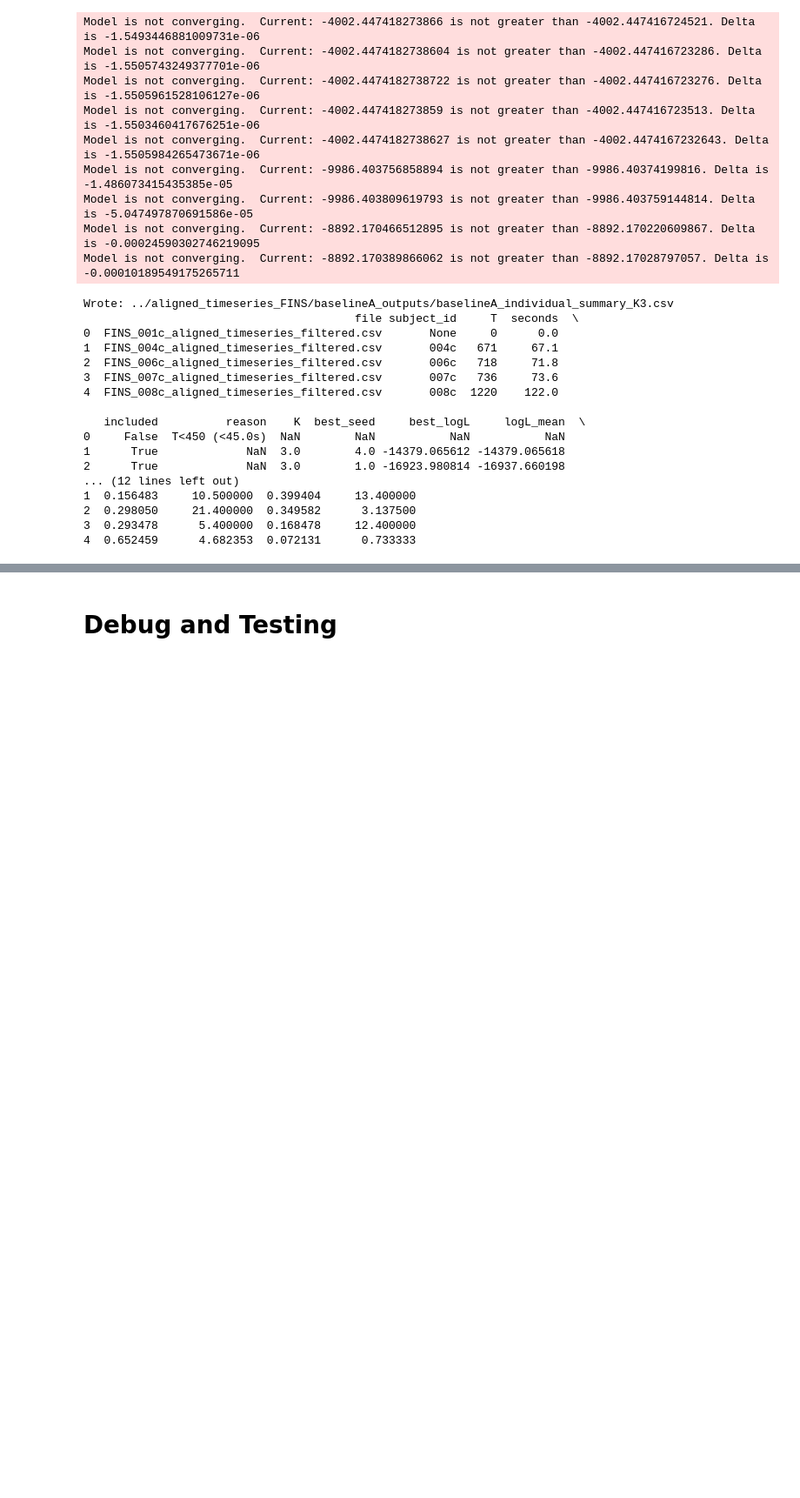
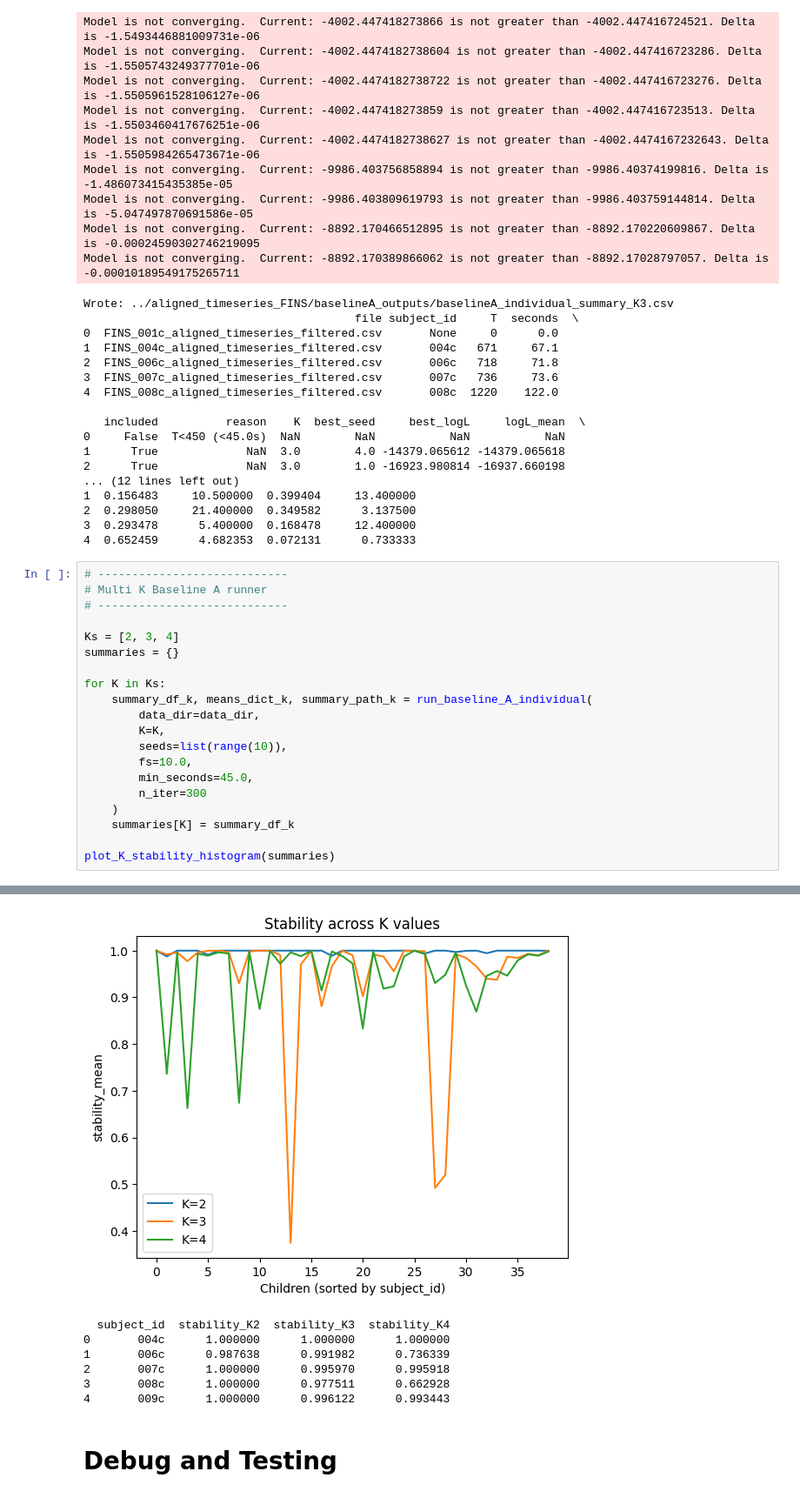
Before and after one commit to Ineshtandy/REN_fNIRS_State_Analysis, a Jupyter notebook: notebooks/data_explr.ipynb, the cells around one changed output, grey strips where cells are left out. Shown at 87% size. Drawn from its saved outputs; the diff is of its cells as text; blank space fills up the shorter version.

```diff
--- a/notebooks/data_explr.ipynb
+++ b/notebooks/data_explr.ipynb
@@ -594,3 +670,24 @@ Wrote: ../aligned_timeseries_FINS/baselineA_outputs/baselineA_individual_summary
 2  0.298050     21.400000  0.349582      3.137500
 3  0.293478      5.400000  0.168478     12.400000
 4  0.652459      4.682353  0.072131      0.733333
+# %%
+# ----------------------------
+# Multi K Baseline A runner
+# ----------------------------
+
+Ks = [2, 3, 4]
+summaries = {}
+
+for K in Ks:
+    summary_df_k, means_dict_k, summary_path_k = run_baseline_A_individual(
+        data_dir=data_dir,
+        K=K,
+        seeds=list(range(10)),
+        fs=10.0,
+        min_seconds=45.0,
+        n_iter=300
+    )
+    summaries[K] = summary_df_k
+
+plot_K_stability_histogram(summaries)
+# %% [output]
@@ -597,3 +708,10 @@ Wrote: ../aligned_timeseries_FINS/baselineA_outputs/baselineA_individual_summary
+[figure, added]
+  subject_id  stability_K2  stability_K3  stability_K4
+0       004c      1.000000      1.000000      1.000000
+1       006c      0.987638      0.991982      0.736339
+2       007c      1.000000      0.995970      0.995918
+3       008c      1.000000      0.977511      0.662928
+4       009c      1.000000      0.996122      0.993443
 # %% [markdown]
 # Debug and Testing
 # %% [markdown]
```
Also changed, not shown: parts of 10 cells of this notebook.
